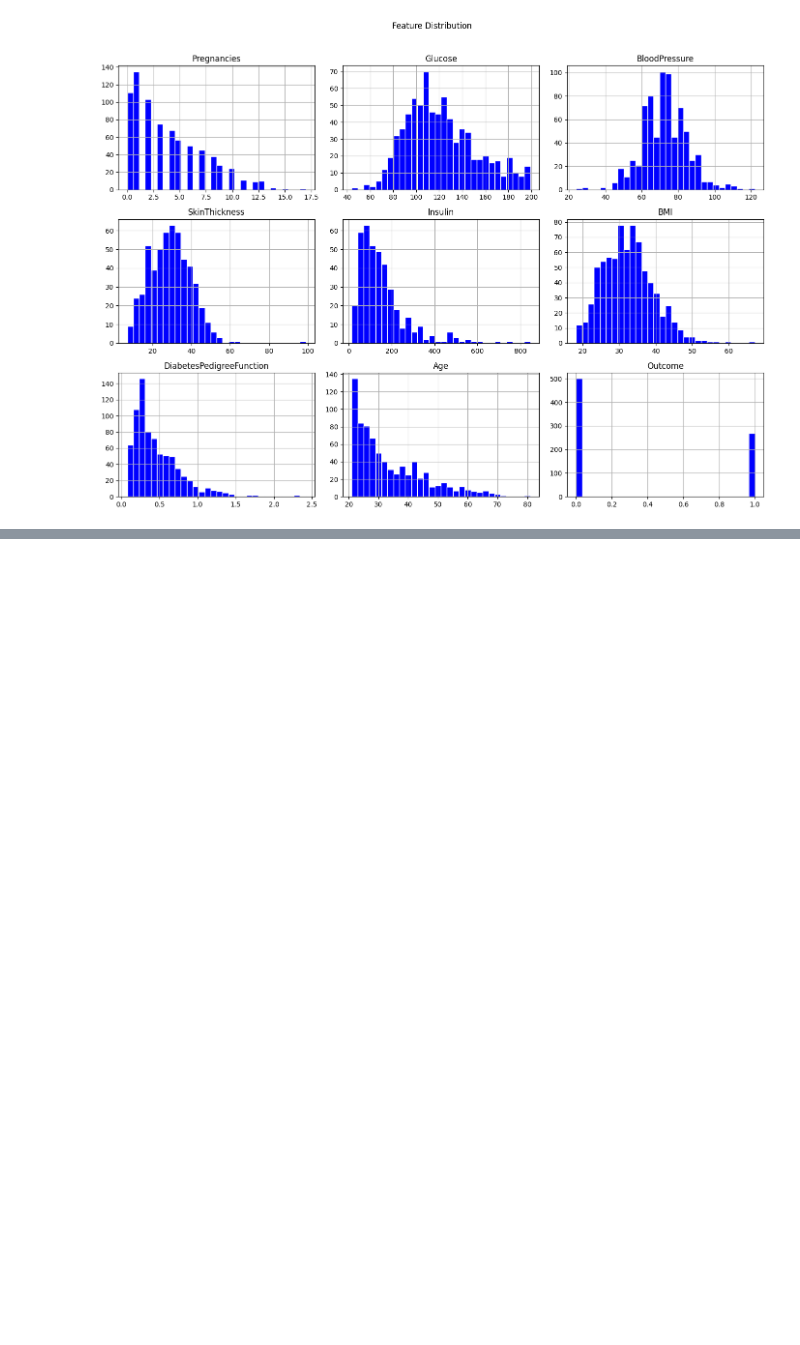
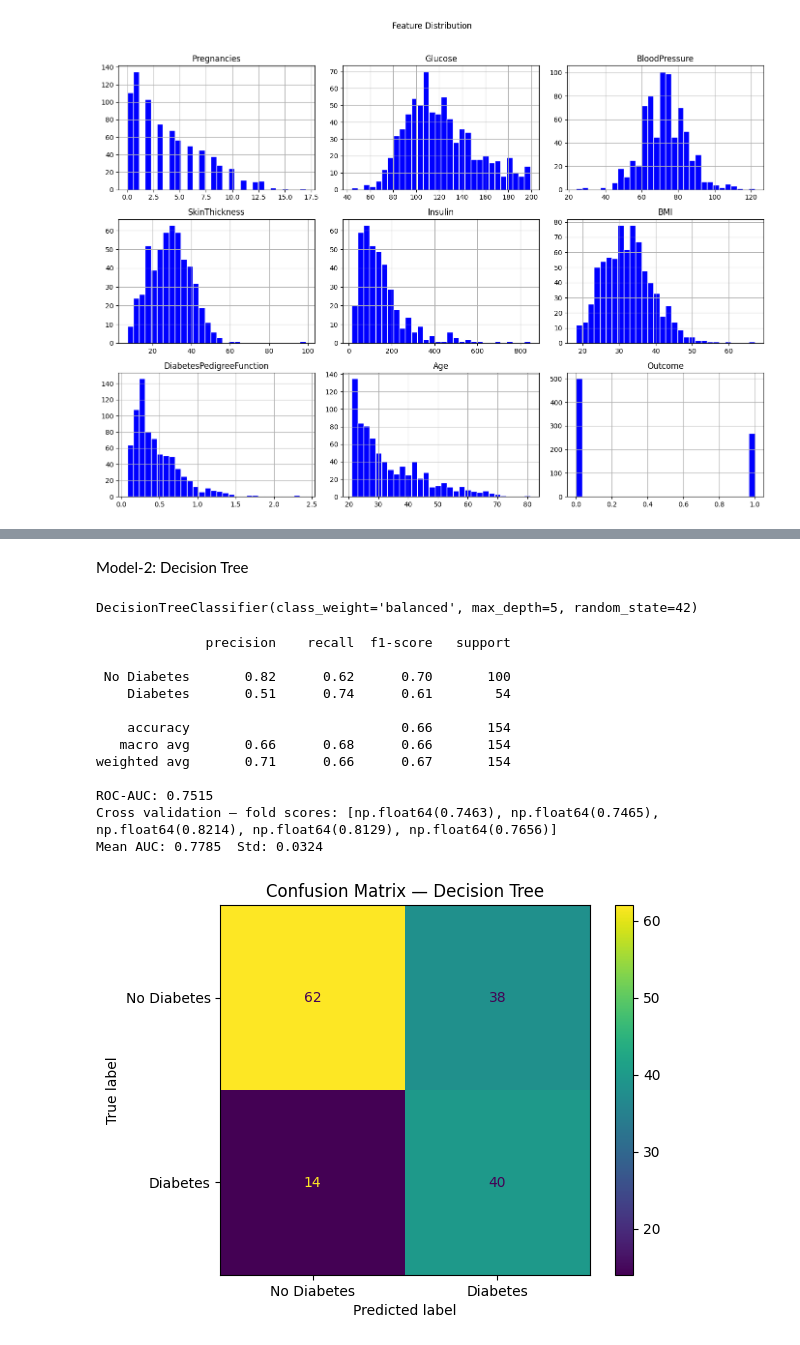
Before and after one commit to ZAWAD1/CodeAlpha_Disease-Prediction, a Jupyter notebook: notebook.ipynb, the cells around one changed output, grey strips where cells are left out. Drawn from its saved outputs; the diff is of its cells as text; code cells hidden in the pictures; blank space fills up the shorter version.

```diff
--- a/notebook.ipynb
+++ b/notebook.ipynb
@@ -139,0 +289,3 @@ plt.show()
+# %%
+X_all = X.copy()
+Y_all = Y.copy()
@@ -139,0 +296,5 @@ plt.show()
+# %%
+scaler = StandardScaler()
+
+X_train_scaled = scaler.fit_transform(X_train)
+X_test_scaled = scaler.transform(X_test)
@@ -139,0 +325,7 @@ plt.show()
+# %%
+lr = LogisticRegression(
+    max_iter=1000,
+    random_state=42,
+    class_weight='balanced'
+)
+lr.fit(X_train_scaled, Y_train)
@@ -139,0 +369,40 @@ plt.show()
+# %% [markdown]
+Model-2: Decision Tree
+# %%
+dt = DecisionTreeClassifier(
+    random_state=42,
+    class_weight='balanced',
+    max_depth=5
+)
+dt.fit(X_train, Y_train)
+# %% [output]
+DecisionTreeClassifier(class_weight='balanced', max_depth=5, random_state=42)
+# %%
+y_pred_dt = dt.predict(X_test)
+y_prob_dt = dt.predict_proba(X_test)[:, 1]
+
+print(classification_report(Y_test, y_pred_dt, target_names=['No Diabetes', 'Diabetes']))
+print("ROC-AUC:", round(roc_auc_score(Y_test, y_prob_dt), 4))
+
+dt_scores = cross_val_score(dt, X_all, Y_all, cv=5, scoring='roc_auc')
+print(f"Cross validation — fold scores: {[round(s,4) for s in dt_scores]}")
+print(f"Mean AUC: {dt_scores.mean():.4f}  Std: {dt_scores.std():.4f}")
+
+
+ConfusionMatrixDisplay.from_predictions(Y_test, y_pred_dt, display_labels=['No Diabetes', 'Diabetes'])
+plt.title('Confusion Matrix — Decision Tree')
+plt.show()
+# %% [output]
+              precision    recall  f1-score   support
+
+ No Diabetes       0.82      0.62      0.70       100
+    Diabetes       0.51      0.74      0.61        54
+
+    accuracy                           0.66       154
+   macro avg       0.66      0.68      0.66       154
+weighted avg       0.71      0.66      0.67       154
+
+ROC-AUC: 0.7515
+Cross validation — fold scores: [np.float64(0.7463), np.float64(0.7465), np.float64(0.8214), np.float64(0.8129), np.float64(0.7656)]
+Mean AUC: 0.7785  Std: 0.0324
+[figure, added]
```
Also changed, not shown: parts of 55 cells of this notebook, 2 other files.
